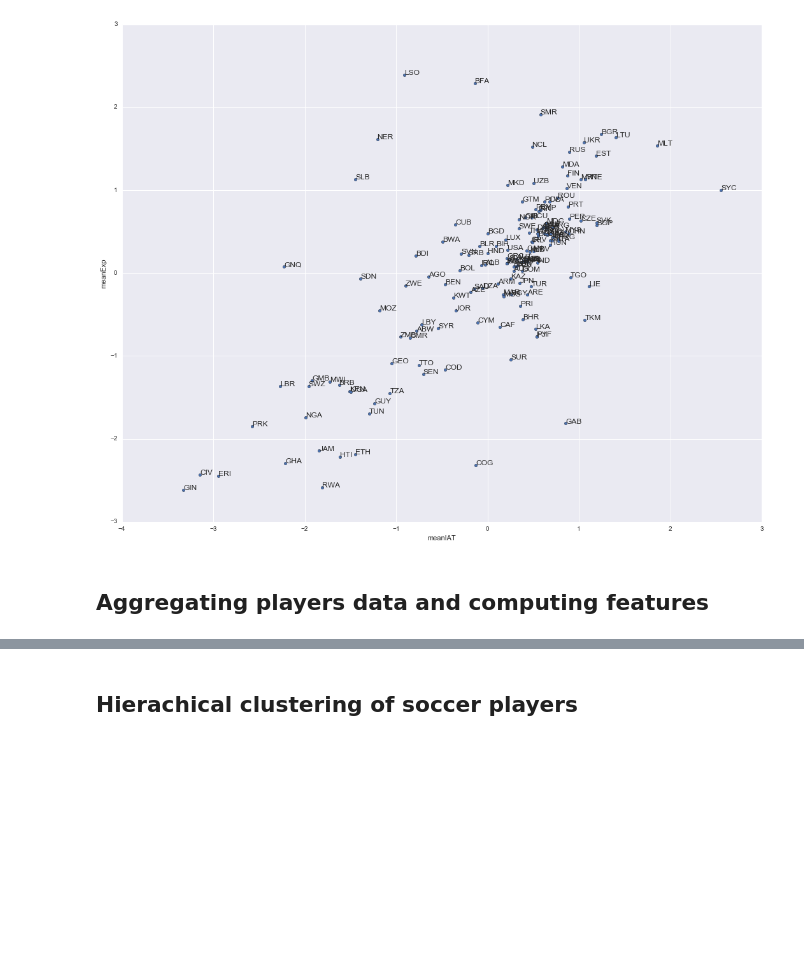
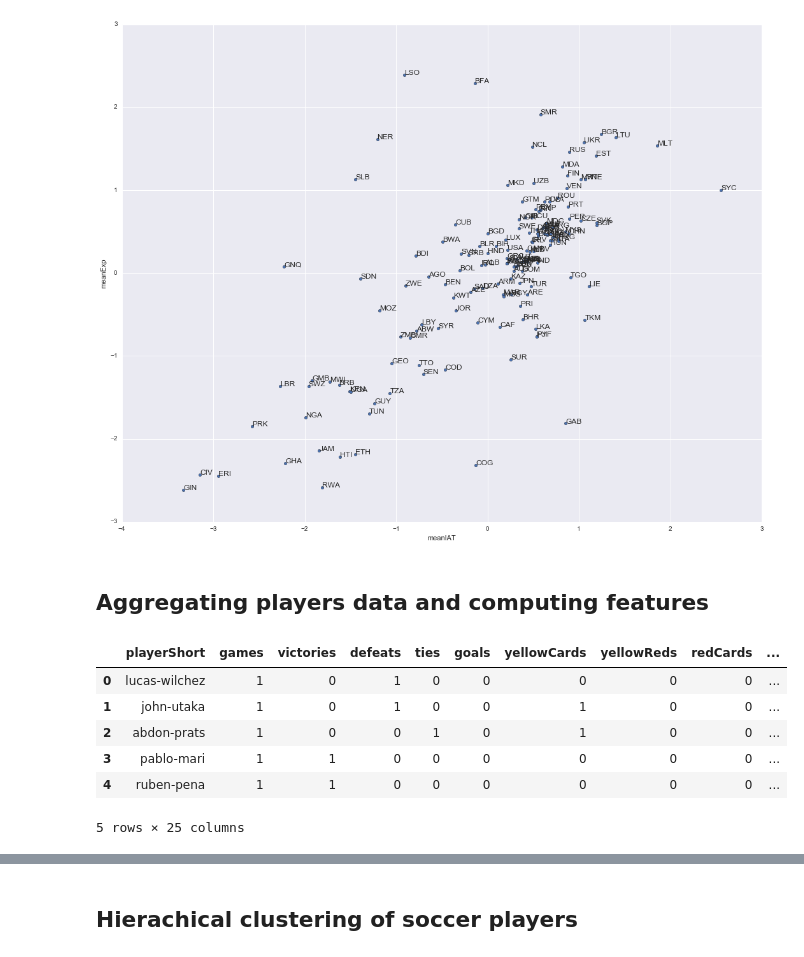
Before and after one commit to lfaucon/ada-homeworks, a Jupyter notebook: Homework_4/Homework4_Question2.ipynb, the cells around one changed output, grey strips where cells are left out. Saved outputs shown, nothing was run; the diff lists cells and outputs as text; code cells hidden in the pictures; blank space fills up the shorter version.

```diff
--- a/Homework_4/Homework4_Question2.ipynb
+++ b/Homework_4/Homework4_Question2.ipynb
@@ -65,3 +68,27 @@ fig.canvas.draw()
 [figure]
 # %% [markdown]
 ## Aggregating players data and computing features
+# %%
+def weighted(df):
+    #df['meanIAT'] = (df['meanIAT'] - meanMeanIAT) / stdMeanIAT
+    #df['meanExp'] = (df['meanExp'] - meanMeanExp) / stdMeanExp
+    for column in ['victories','defeats','ties','goals','yellowCards','yellowReds','redCards']:
+        df[column+'IAT'] = df[column] * df['meanIAT']
+        df[column+'Exp'] = df[column] * df['meanExp']
+    return df
+
+df_players_weighted = weighted(
+    df[
+        ['playerShort','games','victories','defeats','ties','goals','yellowCards','yellowReds','redCards','meanIAT','meanExp']
+    ].copy()
+)
+
+df_players_weighted.head()
+# %% [output]
+|  | playerShort | games | victories | defeats | ties | goals | yellowCards | yellowReds | redCards | ... |
+| 0 | lucas-wilchez | 1 | 0 | 1 | 0 | 0 | 0 | 0 | 0 | ... |
+| 1 | john-utaka | 1 | 0 | 1 | 0 | 0 | 1 | 0 | 0 | ... |
+| 2 | abdon-prats | 1 | 0 | 0 | 1 | 0 | 1 | 0 | 0 | ... |
+| 3 | pablo-mari | 1 | 1 | 0 | 0 | 0 | 0 | 0 | 0 | ... |
+| 4 | ruben-pena | 1 | 1 | 0 | 0 | 0 | 0 | 0 | 0 | ... |
+5 rows × 25 columns
```
Also changed, not shown: parts of 8 cells of this notebook.
